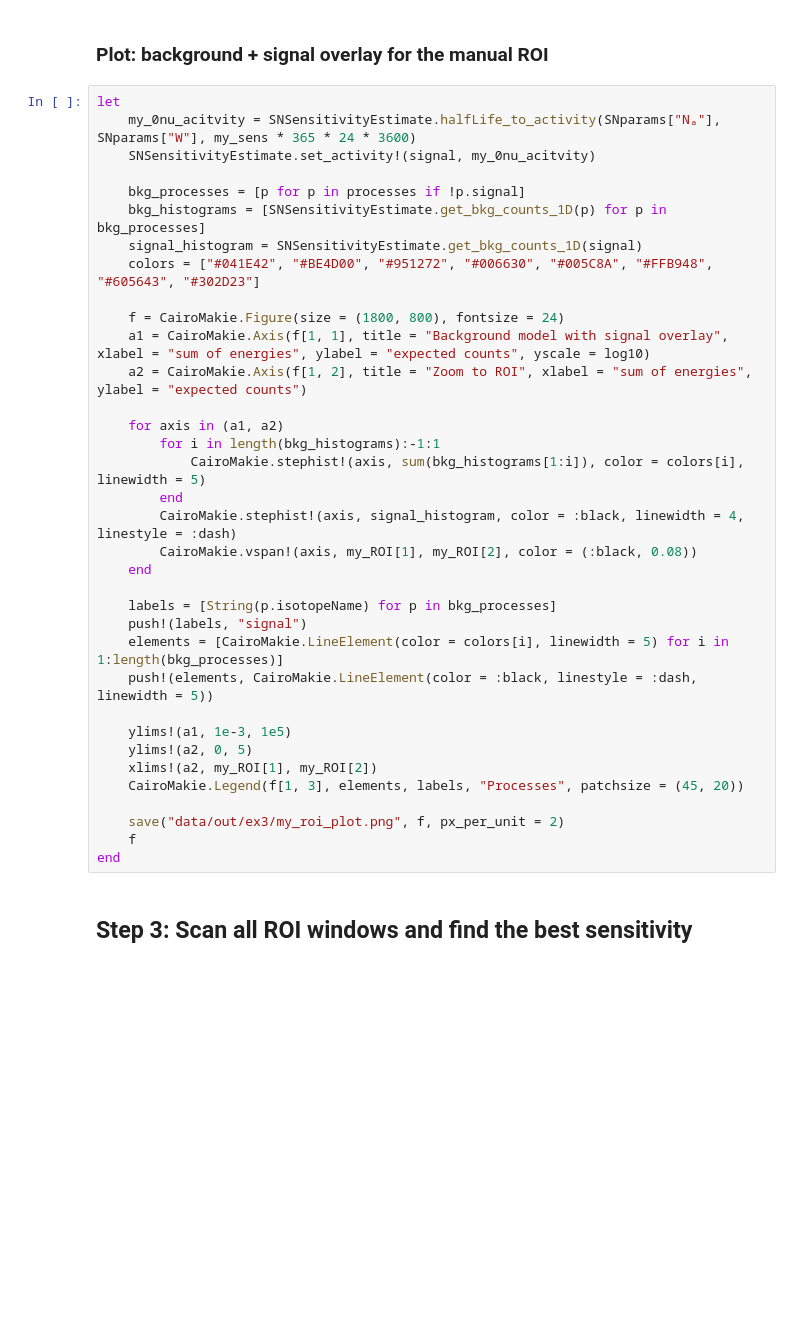
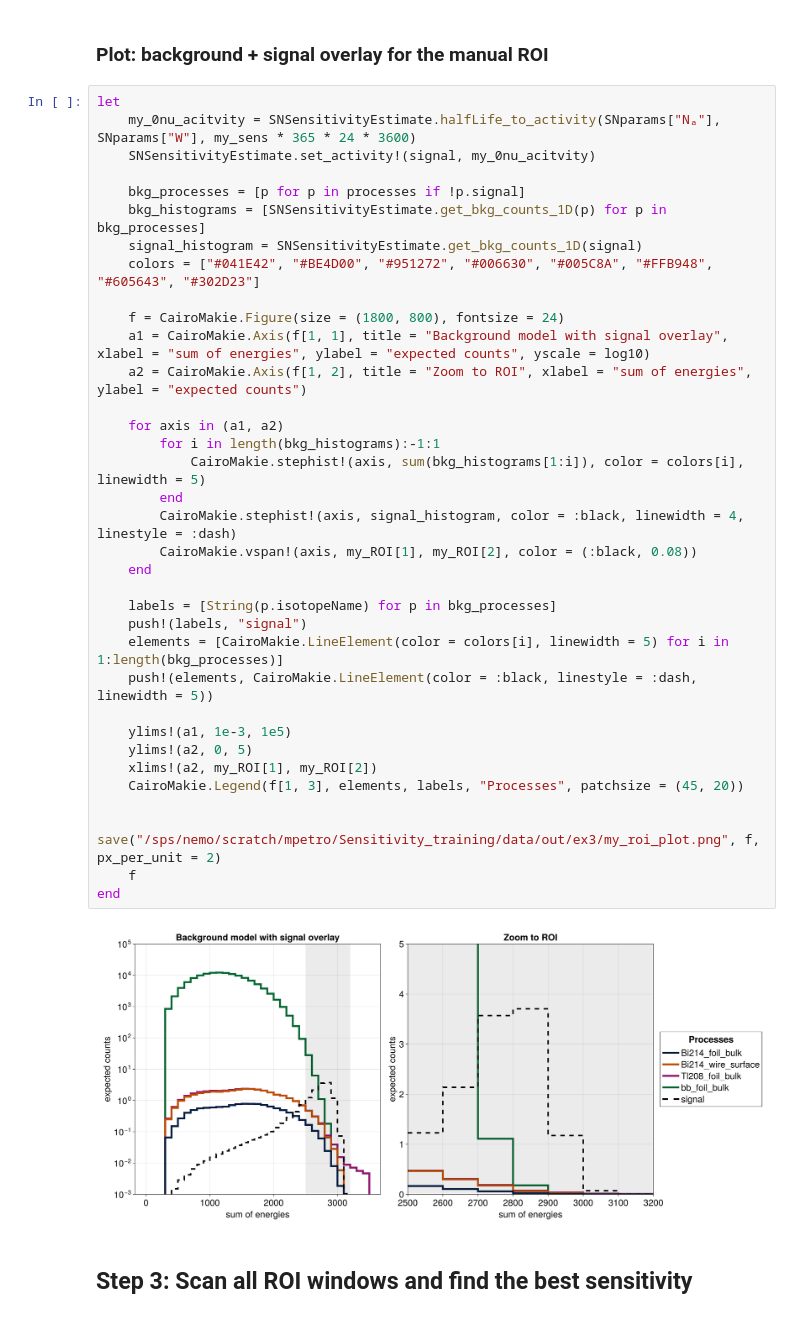
Before and after one commit to Shoram444/SN_Sensitivity_training, a Jupyter notebook: examples/ex3_freq1D.ipynb, the cells around one changed output. Cells and saved outputs as stored; diff of their text form; blank space fills up the shorter version.

```diff
--- a/examples/ex3_freq1D.ipynb
+++ b/examples/ex3_freq1D.ipynb
@@ -86,34 +126,36 @@ let
 
     bkg_processes = [p for p in processes if !p.signal]
     bkg_histograms = [SNSensitivityEstimate.get_bkg_counts_1D(p) for p in bkg_processes]
     signal_histogram = SNSensitivityEstimate.get_bkg_counts_1D(signal)
     colors = ["#041E42", "#BE4D00", "#951272", "#006630", "#005C8A", "#FFB948", "#605643", "#302D23"]
 
     f = CairoMakie.Figure(size = (1800, 800), fontsize = 24)
     a1 = CairoMakie.Axis(f[1, 1], title = "Background model with signal overlay", xlabel = "sum of energies", ylabel = "expected counts", yscale = log10)
     a2 = CairoMakie.Axis(f[1, 2], title = "Zoom to ROI", xlabel = "sum of energies", ylabel = "expected counts")
 
     for axis in (a1, a2)
         for i in length(bkg_histograms):-1:1
             CairoMakie.stephist!(axis, sum(bkg_histograms[1:i]), color = colors[i], linewidth = 5)
         end
         CairoMakie.stephist!(axis, signal_histogram, color = :black, linewidth = 4, linestyle = :dash)
         CairoMakie.vspan!(axis, my_ROI[1], my_ROI[2], color = (:black, 0.08))
     end
 
     labels = [String(p.isotopeName) for p in bkg_processes]
     push!(labels, "signal")
     elements = [CairoMakie.LineElement(color = colors[i], linewidth = 5) for i in 1:length(bkg_processes)]
     push!(elements, CairoMakie.LineElement(color = :black, linestyle = :dash, linewidth = 5))
 
     ylims!(a1, 1e-3, 1e5)
     ylims!(a2, 0, 5)
     xlims!(a2, my_ROI[1], my_ROI[2])
     CairoMakie.Legend(f[1, 3], elements, labels, "Processes", patchsize = (45, 20))
 
-    save("data/out/ex3/my_roi_plot.png", f, px_per_unit = 2)
+    save("/sps/nemo/scratch/mpetro/Sensitivity_training/data/out/ex3/my_roi_plot.png", f, px_per_unit = 2)
     f
 end
+# %% [output]
+[figure, added]
 # %% [markdown]
 ## Step 3: Scan all ROI windows and find the best sensitivity
 # %%
```
Also changed, not shown: parts of 7 cells of this notebook, 7 other files.
